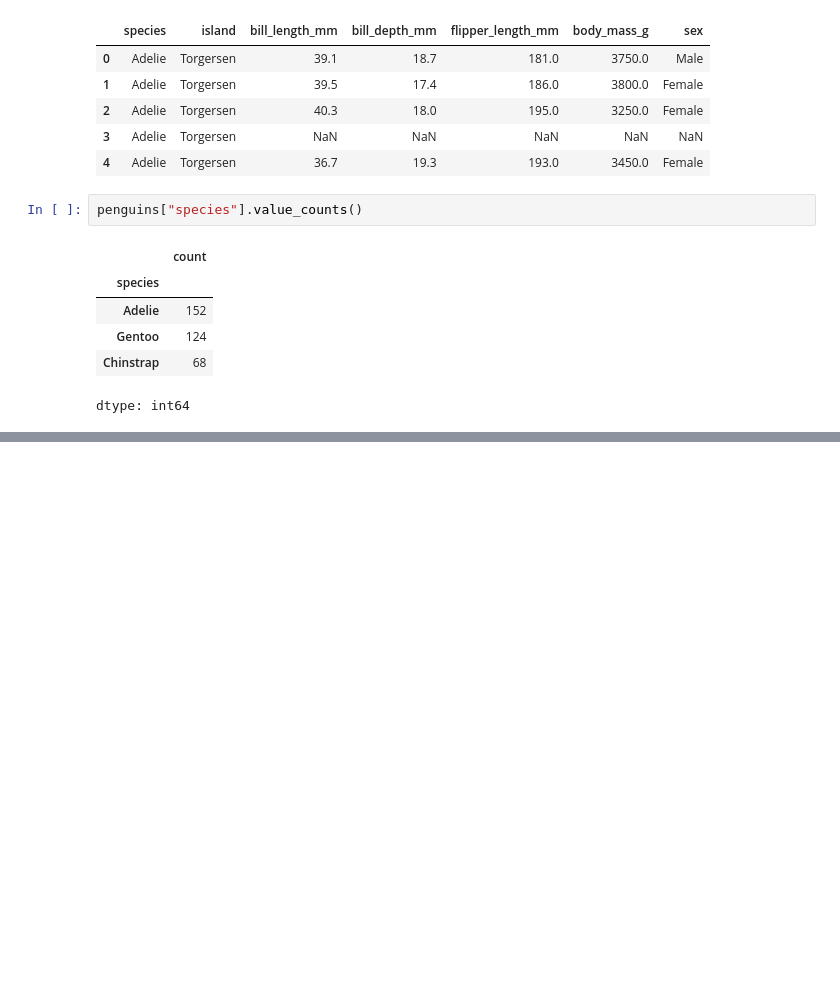
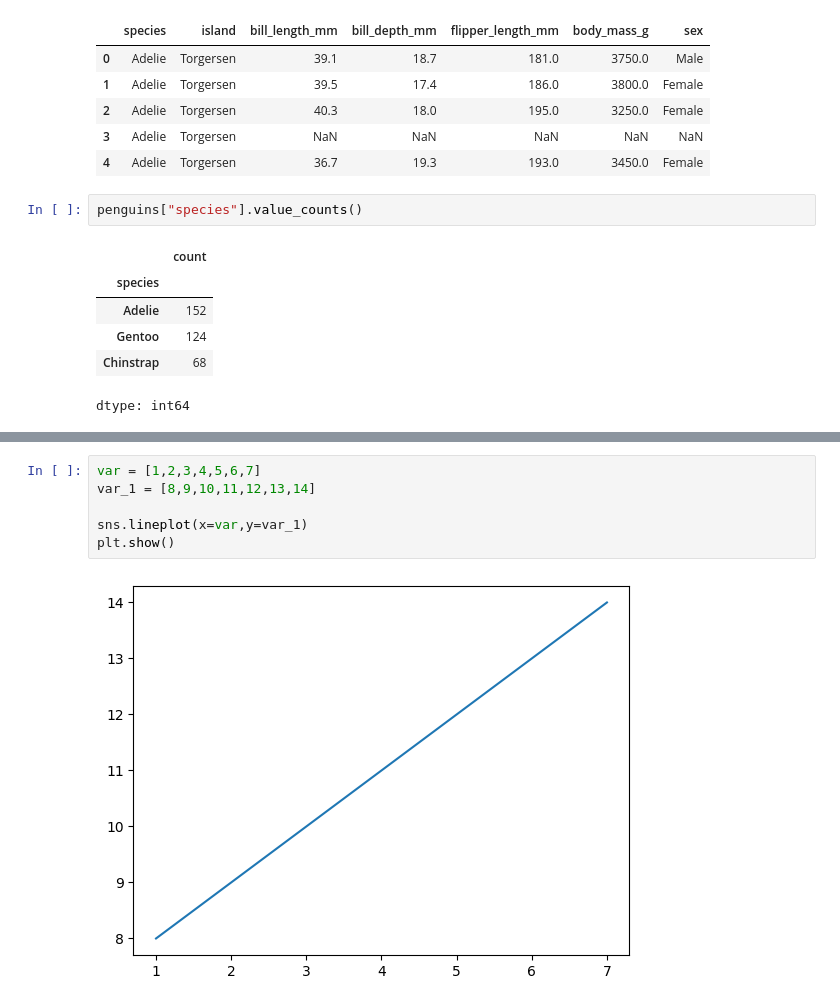
Before and after one commit to anjali801/Data-science-45-internship, a Jupyter notebook: Day21.ipynb, the cells around one changed output, grey strips where cells are left out. Drawn from its saved outputs; the diff is of its cells as text; blank space fills up the shorter version.

```diff
--- a/Day21.ipynb
+++ b/Day21.ipynb
@@ -51,0 +73,8 @@ dtype: int64
+# %%
+var = [1,2,3,4,5,6,7]
+var_1 = [8,9,10,11,12,13,14]
+
+sns.lineplot(x=var,y=var_1)
+plt.show()
+# %% [output]
+[figure, added]
```
Also changed, not shown: parts of 22 cells of this notebook.
